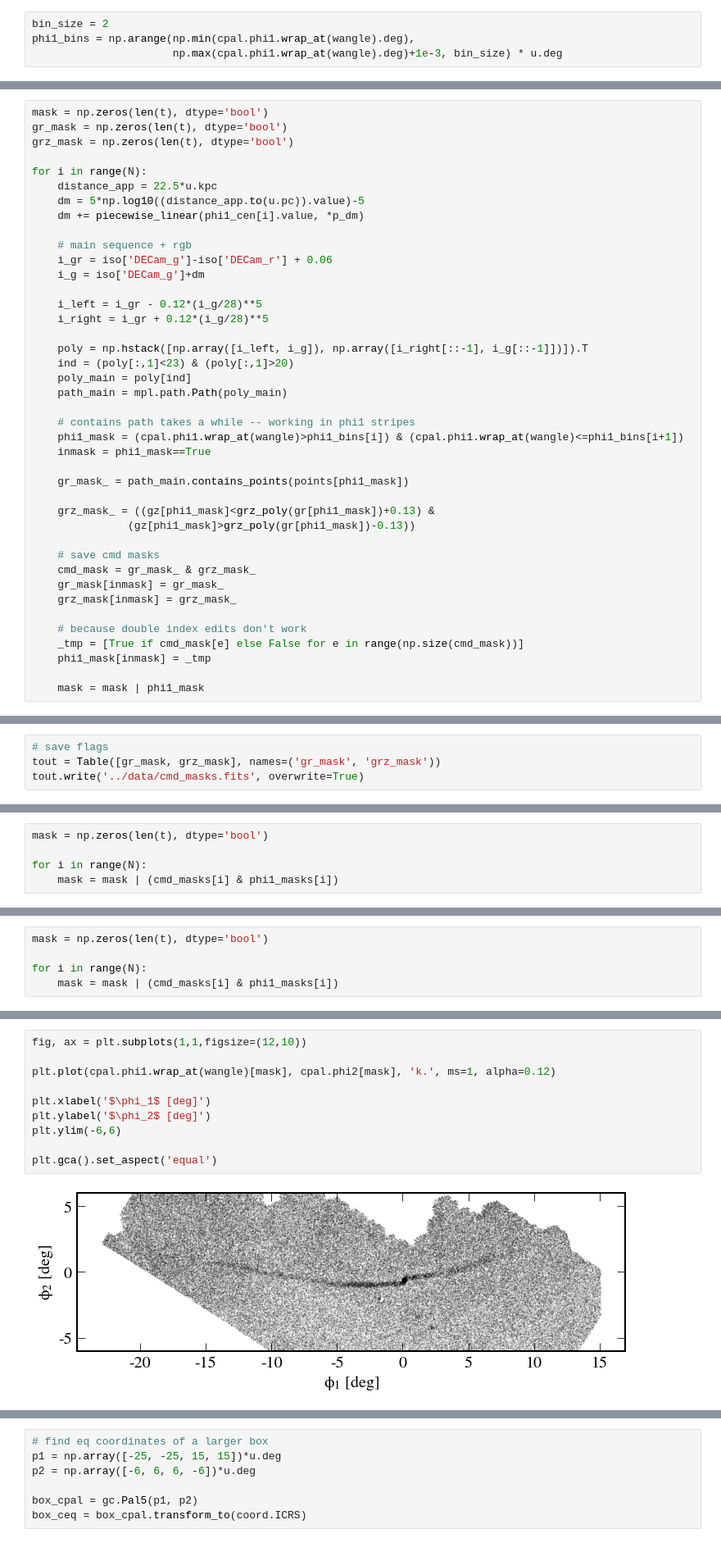
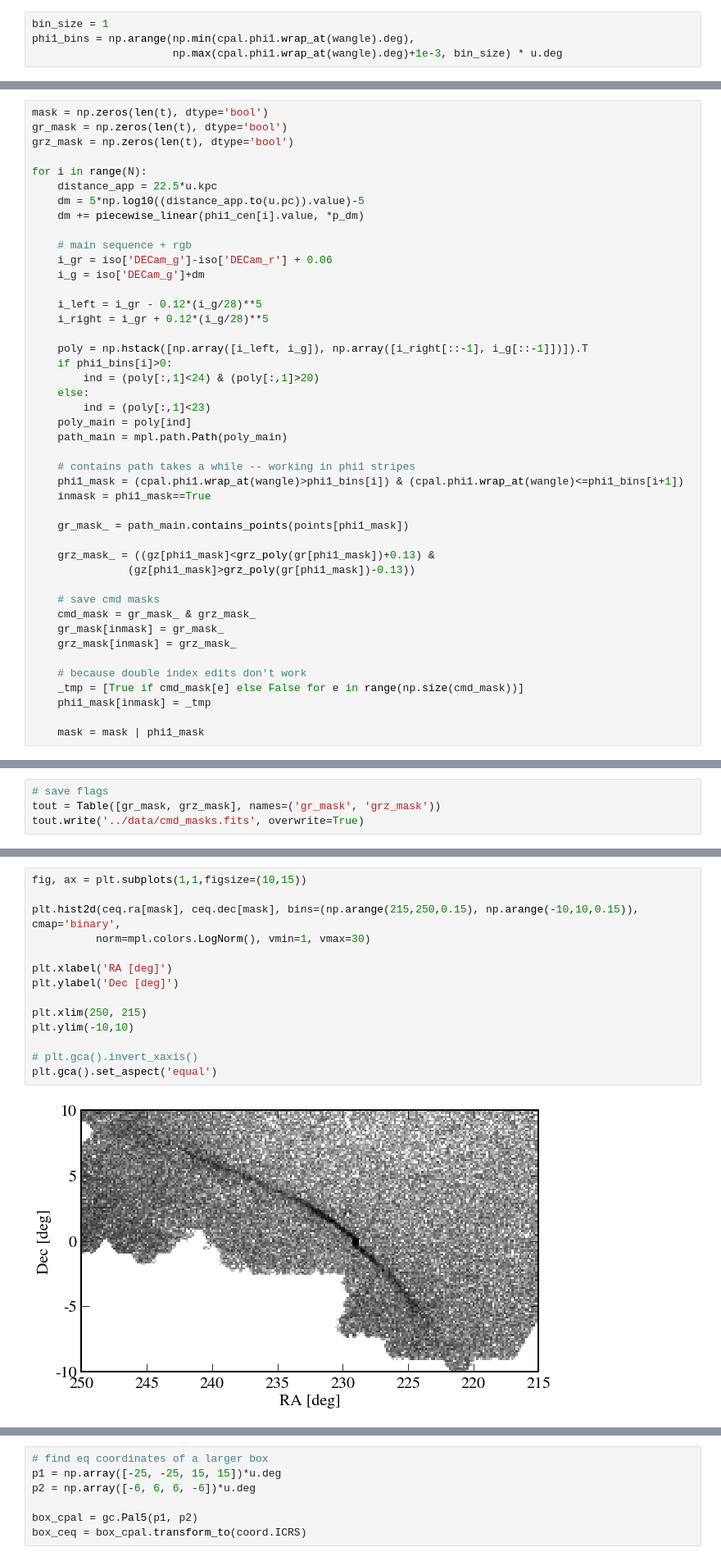
Before and after one commit to adrn/Pal5sBiggestFan, a Jupyter notebook: notebooks/pal5_members.ipynb, the cells around one changed output, grey strips where cells are left out. Shown at 82% size. Drawn from its saved outputs; the diff is of its cells as text.

```diff
--- a/notebooks/pal5_members.ipynb
+++ b/notebooks/pal5_members.ipynb
@@ -28,7 +30,7 @@ iso = Table.read('../data/mist_11.5_-1.30.cmd', format='ascii.commented_header',
 phasecut = (iso['phase']>=0) & (iso['phase']<5)
 iso = iso[phasecut]
 # %%
-bin_size = 2
+bin_size = 1
 phi1_bins = np.arange(np.min(cpal.phi1.wrap_at(wangle).deg),
                       np.max(cpal.phi1.wrap_at(wangle).deg)+1e-3, bin_size) * u.deg
 # %%
@@ -114,7 +128,10 @@ for i in range(N):
     i_right = i_gr + 0.12*(i_g/28)**5
 
     poly = np.hstack([np.array([i_left, i_g]), np.array([i_right[::-1], i_g[::-1]])]).T
-    ind = (poly[:,1]<23) & (poly[:,1]>20)
+    if phi1_bins[i]>0:
+        ind = (poly[:,1]<24) & (poly[:,1]>20)
+    else:
+        ind = (poly[:,1]<23)
     poly_main = poly[ind]
     path_main = mpl.path.Path(poly_main)
 
@@ -205,5 +186,0 @@ for i in range(N):
-# %%
-mask = np.zeros(len(t), dtype='bool')
-
-for i in range(N):
-    mask = mask | (cmd_masks[i] & phi1_masks[i])
@@ -214,5 +186,0 @@ False
-# %%
-mask = np.zeros(len(t), dtype='bool')
-
-for i in range(N):
-    mask = mask | (cmd_masks[i] & phi1_masks[i])
@@ -219,12 +189,16 @@ for i in range(N):
 # %%
-fig, ax = plt.subplots(1,1,figsize=(12,10))
+fig, ax = plt.subplots(1,1,figsize=(10,15))
 
-plt.plot(cpal.phi1.wrap_at(wangle)[mask], cpal.phi2[mask], 'k.', ms=1, alpha=0.12)
+plt.hist2d(ceq.ra[mask], ceq.dec[mask], bins=(np.arange(215,250,0.15), np.arange(-10,10,0.15)), cmap='binary',
+          norm=mpl.colors.LogNorm(), vmin=1, vmax=30)
 
-plt.xlabel('$\phi_1$ [deg]')
-plt.ylabel('$\phi_2$ [deg]')
-plt.ylim(-6,6)
+plt.xlabel('RA [deg]')
+plt.ylabel('Dec [deg]')
 
+plt.xlim(250, 215)
+plt.ylim(-10,10)
+
+# plt.gca().invert_xaxis()
 plt.gca().set_aspect('equal')
 # %% [output]
-[figure, old version]
+[figure, new version]
```
Also changed, not shown: parts of 13 cells of this notebook, 2 other files.
